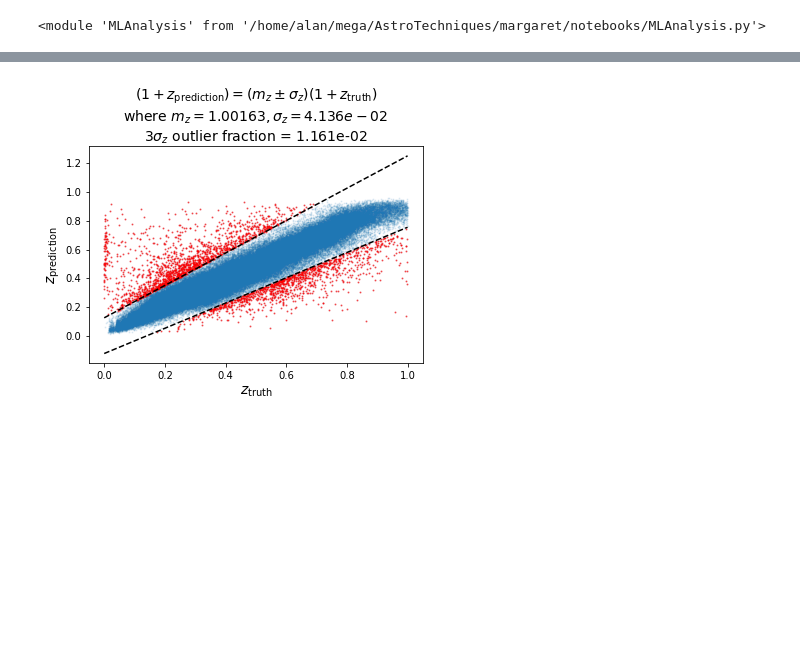
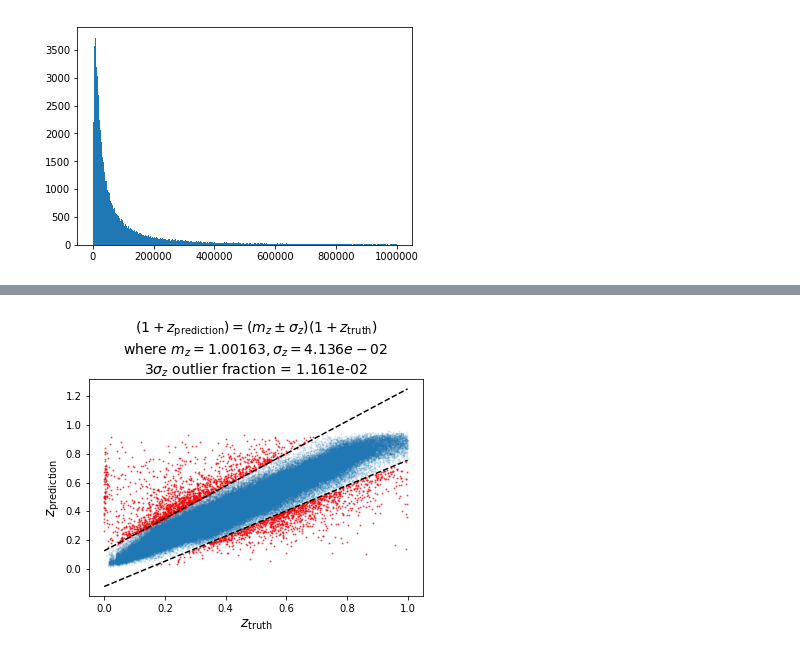
Before and after one commit to AlanPearl/margaret, a Jupyter notebook: notebooks/RedshiftAnalysis.ipynb, the cells around one changed output, grey strips where cells are left out. Cells and saved outputs as stored; diff of their text form; code cells hidden in the pictures; blank space fills up the shorter version.

```diff
--- a/notebooks/RedshiftAnalysis.ipynb
+++ b/notebooks/RedshiftAnalysis.ipynb
@@ -29 +55,5 @@ array(['RELEASE', 'OBJID', 'TYPE', 'RA', 'DEC', 'RA_IVAR', 'DEC_IVAR',
+# %%
+plt.hist(data["DCHISQ_EXP"], bins=np.linspace(0,1000000,500));
+# %% [output]
+[figure, added]
 # %%
@@ -40,4 +70,0 @@ prediction, truth = random_forest(input_names, target_name)
-# %%
-reload(MLA)
-# %% [output]
-<module 'MLAnalysis' from '/home/alan/mega/AstroTechniques/margaret/notebooks/MLAnalysis.py'>
```
Also changed, not shown: parts of 18 cells of this notebook, 2 other files.
